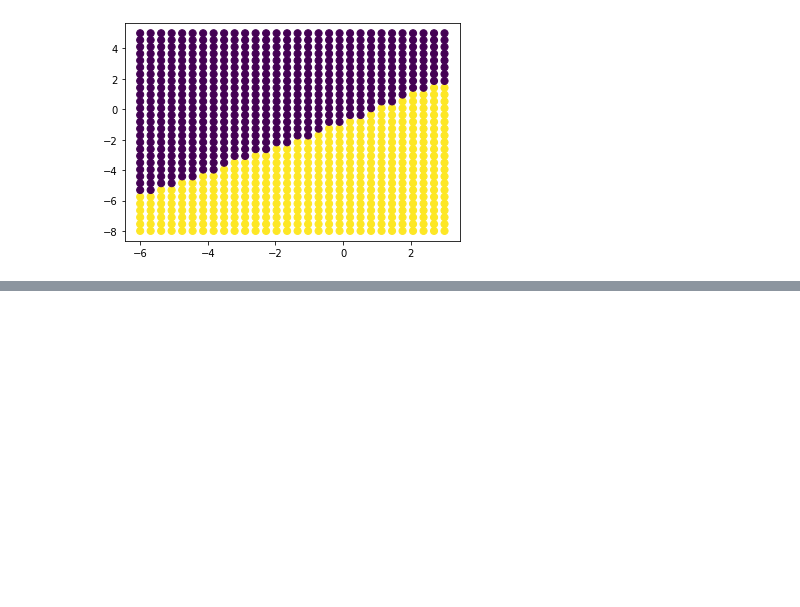
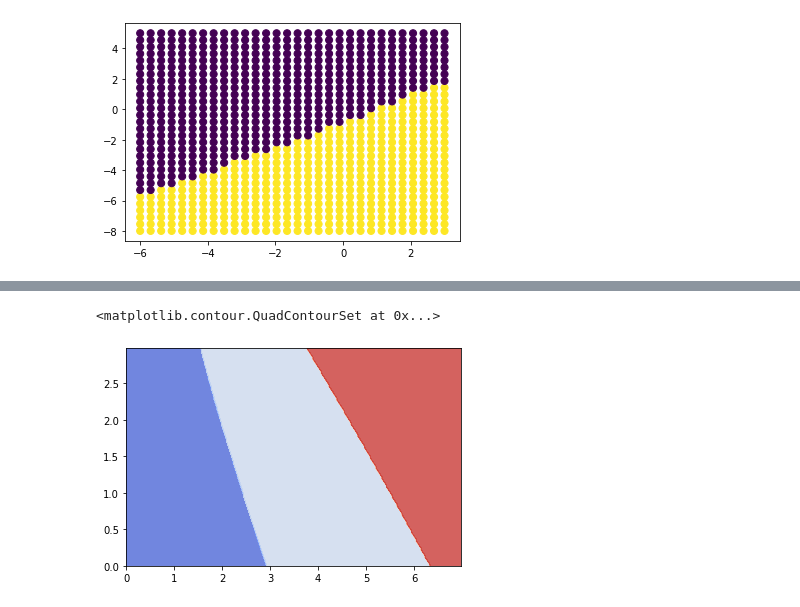
Before and after one commit to ychsu1004/homework, a Jupyter notebook: 人工智慧專論/Chap7.ipynb, the cells around one changed output, grey strips where cells are left out. Cells and saved outputs as stored; diff of their text form; code cells hidden in the pictures; blank space fills up the shorter version.

```diff
--- a/人工智慧專論/Chap7.ipynb
+++ b/人工智慧專論/Chap7.ipynb
@@ -121,0 +243,2 @@ plt.scatter(X,Y,s=50,c=Z)
+# %%
+x1,x2 = np.meshgrid(np.arange(0,7,0.02), np.arange(0,3,0.02))
@@ -121,0 +255,9 @@ plt.scatter(X,Y,s=50,c=Z)
+# %%
+Z = clf.predict(np.c_[x1.ravel(),x2.ravel()])
+# %%
+Z = Z.reshape(x1.shape)
+# %%
+plt.contourf(x1,x2,Z,cmap=plt.cm.coolwarm,alpha=0.8)
+# %% [output]
+<matplotlib.contour.QuadContourSet at 0x...>
+[figure, added]
```
Also changed, not shown: parts of 33 cells of this notebook, 15 other files.
